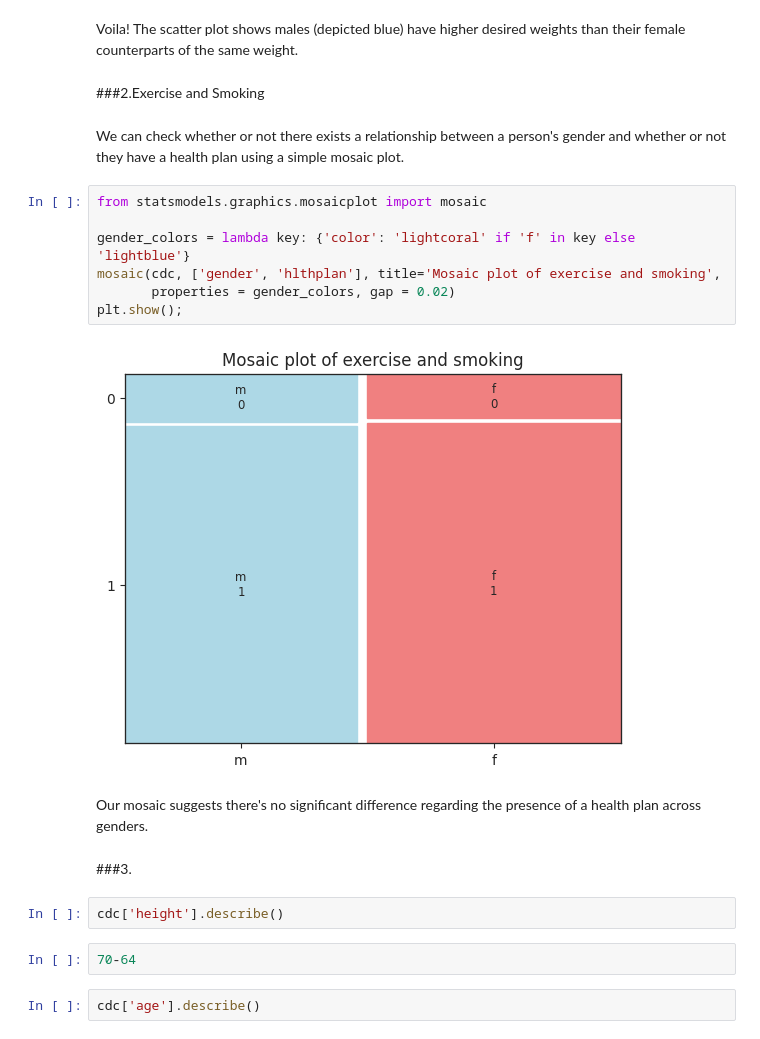
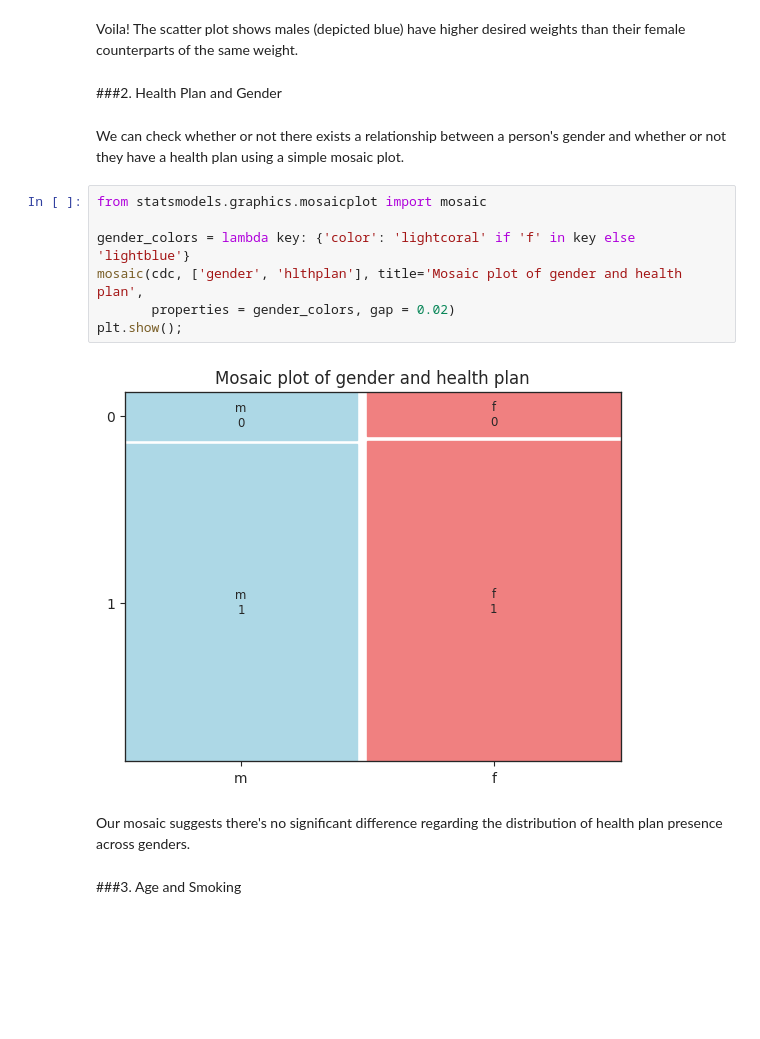
Before and after one commit to EphiWalker/BRFSS_Health, a Jupyter notebook: brfss_health.ipynb, the cells around one changed output. Saved outputs shown, nothing was run; the diff lists cells and outputs as text; blank space fills up the shorter version.

```diff
--- a/brfss_health.ipynb
+++ b/brfss_health.ipynb
@@ -412,25 +411,19 @@ Text(0, 0.5, 'desired weight')
 # %% [markdown]
 Voila! The scatter plot shows males (depicted blue) have higher desired weights than their female counterparts of the same weight.
 # %% [markdown]
-###2.Exercise and Smoking
+###2. Health Plan and Gender
 # %% [markdown]
 We can check whether or not there exists a relationship between a person's gender and whether or not they have a health plan using a simple mosaic plot.
 # %%
 from statsmodels.graphics.mosaicplot import mosaic
 
 gender_colors = lambda key: {'color': 'lightcoral' if 'f' in key else 'lightblue'}
-mosaic(cdc, ['gender', 'hlthplan'], title='Mosaic plot of exercise and smoking',
+mosaic(cdc, ['gender', 'hlthplan'], title='Mosaic plot of gender and health plan',
        properties = gender_colors, gap = 0.02)
 plt.show();
 # %% [output]
-[figure, old version]
+[figure, new version]
 # %% [markdown]
-Our mosaic suggests there's no significant difference regarding the presence of a health plan across genders.
+Our mosaic suggests there's no significant difference regarding the distribution of health plan presence across genders.
 # %% [markdown]
-###3.
+###3. Age and Smoking
-# %%
-cdc['height'].describe()
-# %%
-70-64
-# %%
-cdc['age'].describe()
```
Also changed, not shown: parts of 33 cells of this notebook.
